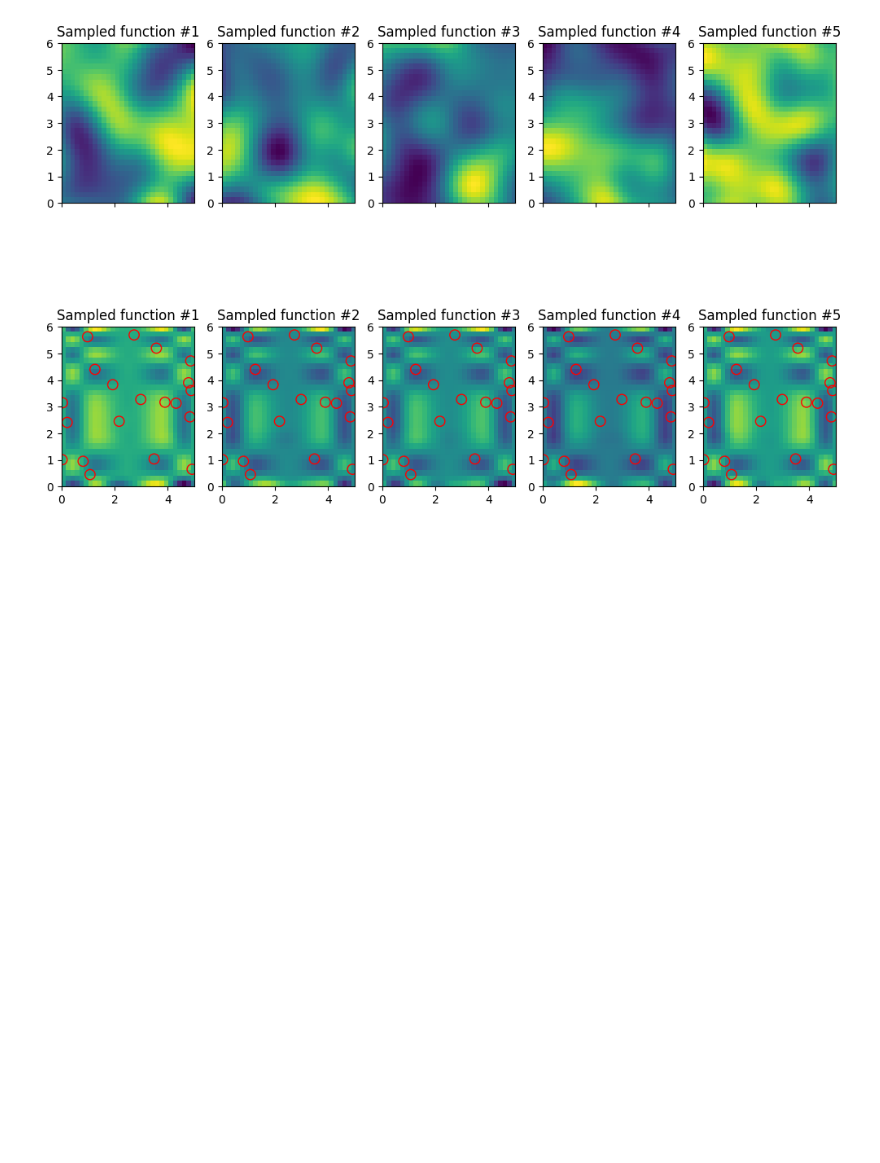
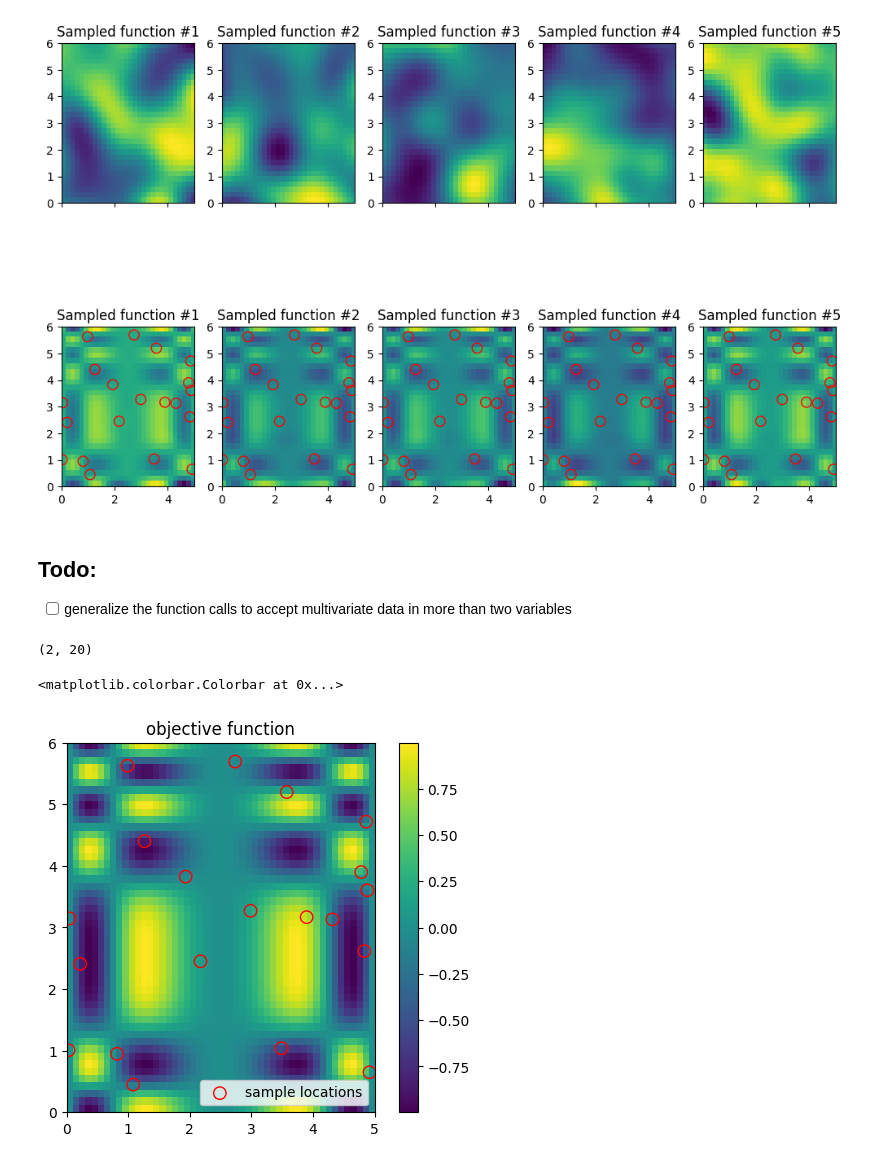
Before and after one commit to prhuft/data-sandbox, a Jupyter notebook: tutorials/GPR_multivariate.ipynb, the cells around one changed output. Drawn from its saved outputs; the diff is of its cells as text; code cells hidden in the pictures; blank space fills up the shorter version.

```diff
--- a/tutorials/GPR_multivariate.ipynb
+++ b/tutorials/GPR_multivariate.ipynb
@@ -97,3 +94,47 @@ Increase the number of iterations (max_iter) or scale the data as shown in:
     https://scikit-learn.org/stable/modules/preprocessing.html
   _check_optimize_result("lbfgs", opt_res)
 [figure]
+# %% [markdown]
+## Todo:
+- [ ] generalize the function calls to accept multivariate data in more than two variables
+# %%
+training_pts.shape
+# %% [output]
+(2, 20)
+# %%
+rng = np.random.RandomState(4)
+
+n_vars = 2
+bounds = np.array([[0,0],[5,6]])
+n_train_pts = 20
+n_hi_res_pts = 50
+
+# todo generalize
+def f_objective(x,y):
+    """
+    the objective function at x and y
+    """
+    return np.sin((x - 2.5) ** 2)*np.cos((y - 2.5) ** 2)
+
+# random points for training drawn in the domain specified by bounds
+training_pts = np.zeros((n_vars,n_train_pts))
+for i in range(n_vars):
+    training_pts[i,:] = rng.uniform(bounds[0,i],bounds[1,i],n_train_pts)
+
+# points for high res sampling, helpful e.g. if we want to find extremum in the function from the posterior distribution
+hi_res_pts = np.zeros((n_vars,n_hi_res_pts))
+for i in range(n_vars):
+    hi_res_pts[i,:] = np.linspace(bounds[0,i],bounds[1,i],n_hi_res_pts)
+
+hi_res_meshgrid = np.meshgrid(hi_res_pts[0],hi_res_pts[1])
+ZZ = f_objective(hi_res_meshgrid[0], hi_res_meshgrid[1])
+
+fig,ax = plt.subplots()
+cax= ax.imshow(ZZ,origin='lower',extent=[bounds[0,0],bounds[1,0],bounds[0,1],bounds[1,1]])
+ax.scatter(training_pts[0], training_pts[1], s=80, facecolors='none', edgecolors='r', label='sample locations')
+ax.set_title("objective function")
+ax.legend()
+fig.colorbar(cax)
+# %% [output]
+<matplotlib.colorbar.Colorbar at 0x...>
+[figure, added]
```
Also changed, not shown: parts of 2 cells of this notebook.
